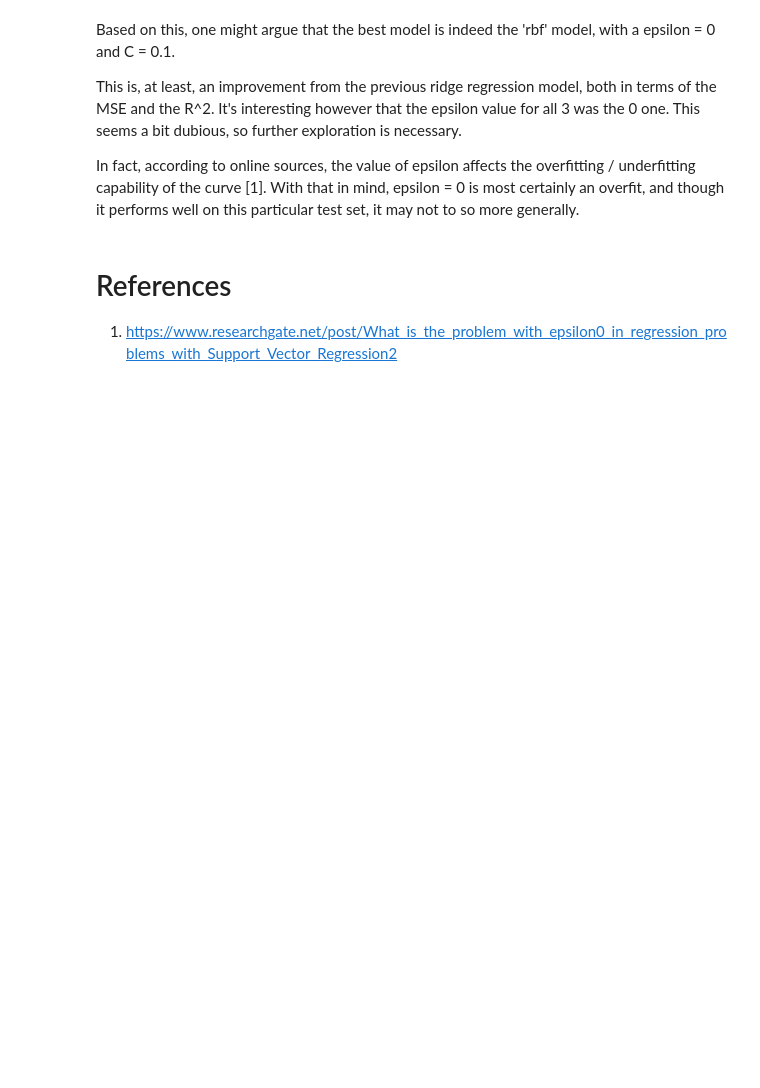
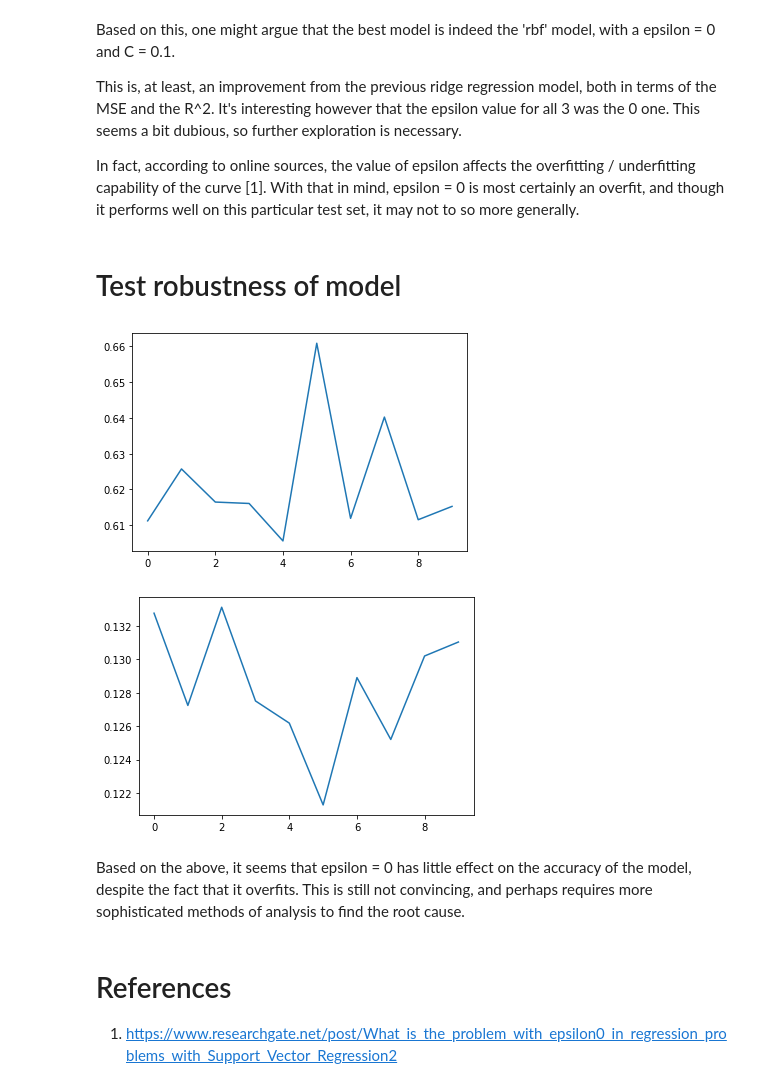
Before and after one commit to namiyousef/ICDSS_Challenges2020, a Jupyter notebook: real-estate/real-estate-2.ipynb, the cells around one changed output. Saved outputs shown, nothing was run; the diff lists cells and outputs as text; code cells hidden in the pictures; blank space fills up the shorter version.

Commit message:
added a section on verifying model parameters

```diff
--- a/real-estate/real-estate-2.ipynb
+++ b/real-estate/real-estate-2.ipynb
@@ -137,6 +137,30 @@ Based on this, one might argue that the best model is indeed the 'rbf' model, wi
 This is, at least, an improvement from the previous ridge regression model, both in terms of the MSE and the R^2. It's interesting however that the epsilon value for all 3 was the 0 one. This seems a bit dubious, so further exploration is necessary.
 
 In fact, according to online sources, the value of epsilon affects the overfitting / underfitting capability of the curve [1]. With that in mind, epsilon = 0 is most certainly an overfit, and though it performs well on this particular test set, it may not to so more generally.
+# %% [markdown]
+# Test robustness of model
+# %%
+model = SVR(kernel = 'rbf', epsilon = 0, C = 0.1)
+# %%
+R2s = []
+MAEs = []
+for i in range(10):
+    X_train, X_test, y_train, y_test = train_test_split(
+    X, y, test_size=0.3)
+    model.fit(X_train,y_train)
+    yhat = model.predict(X_test)
+    R2s.append(r2_score(y_test,yhat))
+    MAEs.append(MAE(y_test, yhat))
+
+plt.plot([i for i in range(10)],R2s)
+plt.show()
+plt.plot([i for i in range(10)],MAEs)
+plt.show()
+# %% [output]
+[figure, added]
+[figure, added]
+# %% [markdown]
+Based on the above, it seems that epsilon = 0 has little effect on the accuracy of the model, despite the fact that it overfits. This is still not convincing, and perhaps requires more sophisticated methods of analysis to find the root cause.
 # %% [markdown]
 # References
 
```
Also changed, not shown: parts of 1 cell of this notebook.
